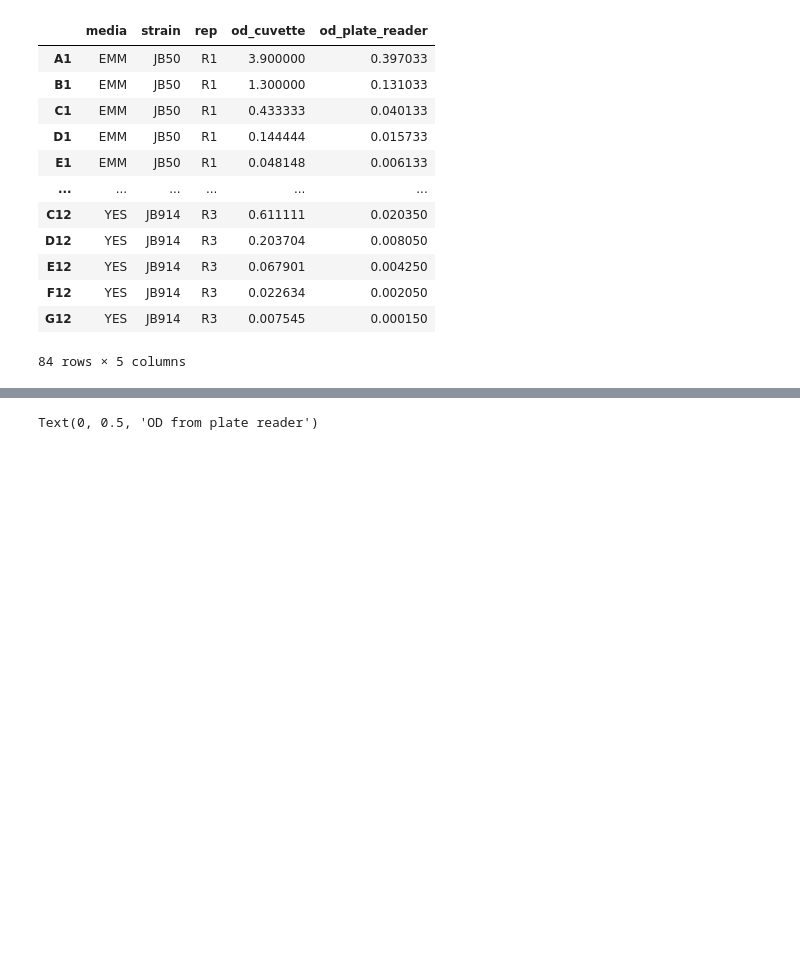
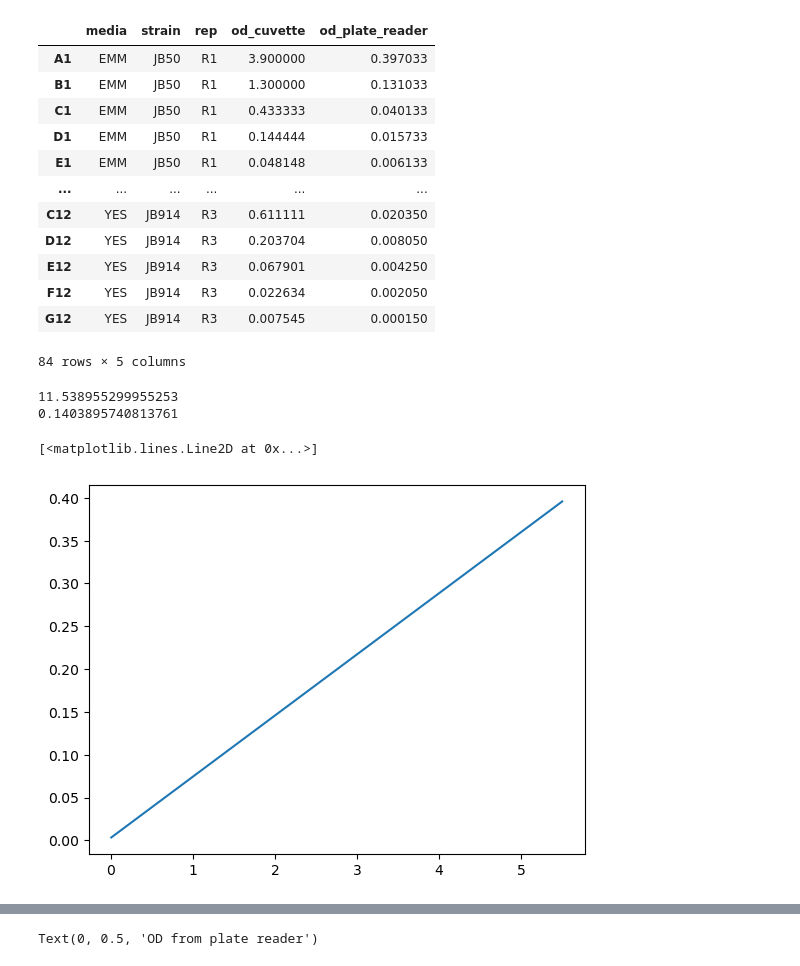
Before and after one commit to BKover99/yeastmlp, a Jupyter notebook: revision_scripts/20240925_plate_reader_OD_calibration.ipynb, the cells around one changed output, grey strips where cells are left out. Saved outputs shown, nothing was run; the diff lists cells and outputs as text; code cells hidden in the pictures; blank space fills up the shorter version.

```diff
--- a/revision_scripts/20240925_plate_reader_OD_calibration.ipynb
+++ b/revision_scripts/20240925_plate_reader_OD_calibration.ipynb
@@ -84,6 +84,19 @@ od_data_annotated_df
 | F12 | YES | JB914 | R3 | 0.022634 | 0.002050 |
 | G12 | YES | JB914 | R3 | 0.007545 | 0.000150 |
 84 rows × 5 columns
+# %%
+m, b = np.polyfit(od_data_annotated_df['od_plate_reader'],od_data_annotated_df['od_cuvette'] , 1)
+print(m)
+print(b)
+# %% [output]
+11.538955299955253
+0.1403895740813761
+# %%
+fig, ax = plt.subplots(1,1)
+ax.plot(xdata, ydata)
+# %% [output]
+[<matplotlib.lines.Line2D at 0x...>]
+[figure, added]
 # %%
 fig, ax = plt.subplots(1,1)
 
```
Also changed, not shown: parts of 1 cell of this notebook, 6 other files.
